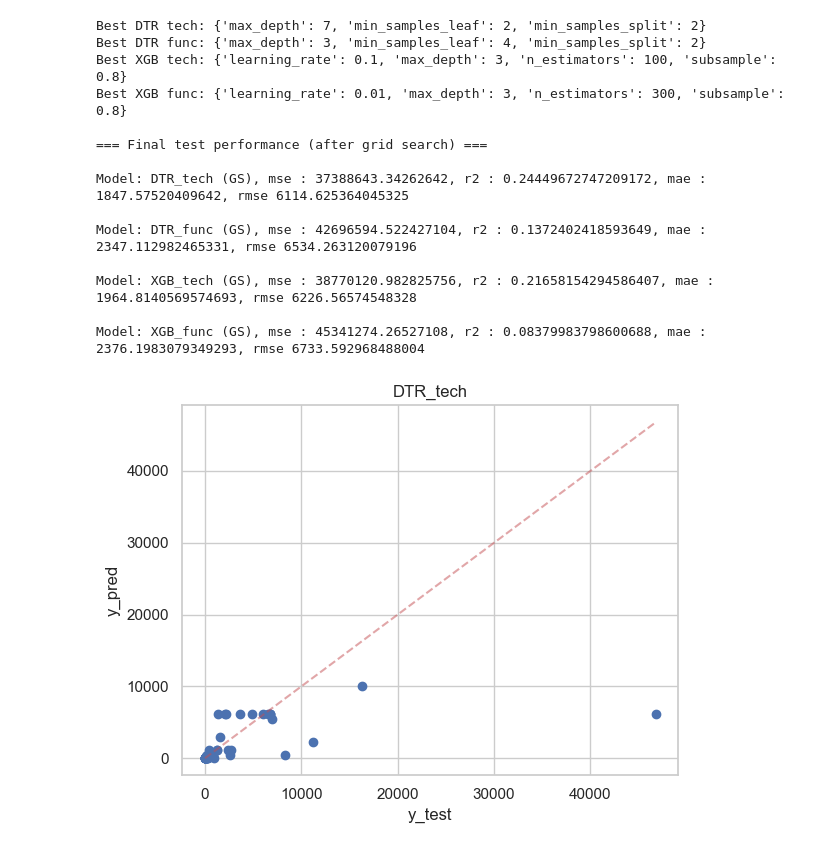
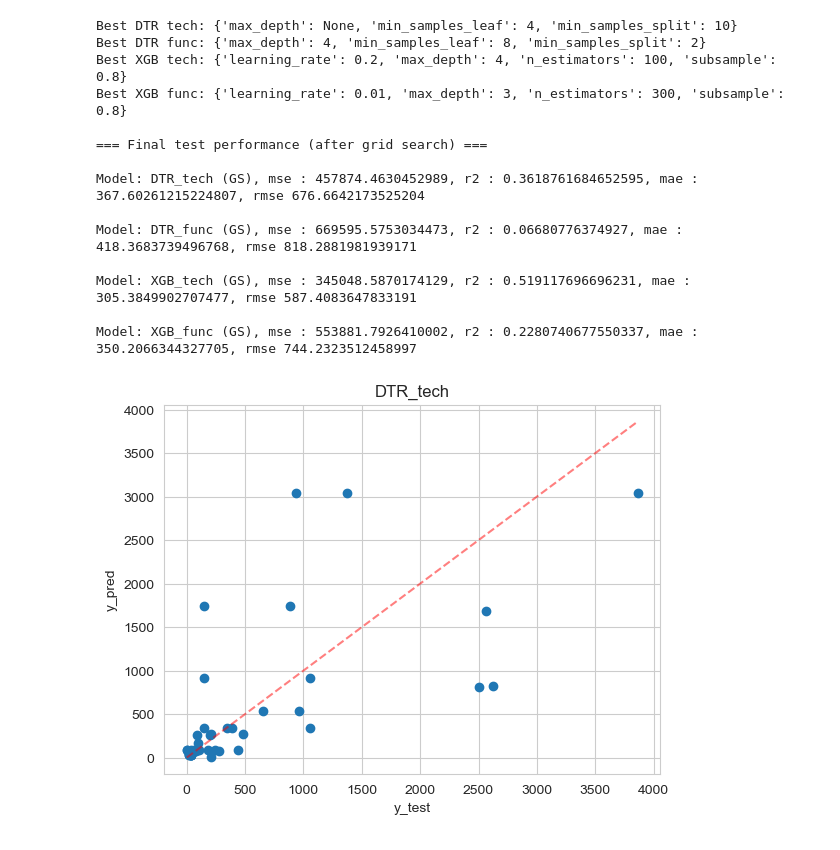
Before and after one commit to J4nvg/ResearchWorkshop, a Jupyter notebook: ann.ipynb, the cells around one changed output. Cells and saved outputs as stored; diff of their text form; code cells hidden in the pictures.

```diff
--- a/ann.ipynb
+++ b/ann.ipynb
@@ -106,6 +77,18 @@ missing_summary = pd.DataFrame({
 })
 
 print(missing_summary)
+
+def drop_iqr_outliers(df, cols):
+    for c in cols:
+        Q1  = df[c].quantile(0.25)
+        Q3  = df[c].quantile(0.75)
+        IQR = Q3 - Q1
+        df  = df[(df[c] >= Q1 - 1.5*IQR) & (df[c] <= Q3 + 1.5*IQR)]
+    return df
+
+if OUTLIER_REMOVAL:
+    df_clean = drop_iqr_outliers(df_clean, ["Summary Work Effort"])
+    len(df_clean["Summary Work Effort"])
 # %% [output]
                               missing_count  missing_pct
 Max Team Size                            86    33.992095
@@ -279,7 +424,9 @@ def pred_act(y_test,y_pred,label):
     plt.plot([min_val,max_val],[min_val,max_val], 'r--',alpha=0.5,label=f"Perfect fit")
     plt.xlabel("y_test")
     plt.ylabel("y_pred")
+    plt.savefig(f"./res/plots/{label}_test_pred.png")
     plt.show()
 
-for prediction in predictions:
-    pred_act(y_test,np.expm1(prediction[0]),prediction[1])
+# for prediction in predictions:
+#     y_pred = np.expm1(prediction[0])
+#     pred_act(y_test,y_pred,prediction[1])
@@ -293,26 +435,24 @@ from sklearn.model_selection import GridSearchCV
 from sklearn.tree import DecisionTreeRegressor
 import xgboost as xgb
 
-# --- 1) Define param grids ---
 param_grid_dtr = {
     'max_depth':      [None, 3,4, 5,6,7,8,9, 10],
-    'min_samples_split': [2, 5, 10],
-    'min_samples_leaf':  [1, 2, 4]
+    'min_samples_split':  [2, 5, 10, 20],
+    'min_samples_leaf':   [1, 2, 4, 8],
 }
 
 param_grid_xgb = {
     'n_estimators':   [100, 200, 300,400,500],
-    'max_depth':      [3, 5, 7],
+    'max_depth':      [None, 3,4, 5,6,7,8,9, 10],
     'learning_rate':  [0.01, 0.1, 0.2],
     'subsample':      [0.8, 1.0]
 }
 
-# --- 2) Set up GridSearchCV for each model / feature set ---
 # Decision Tree on tech features
 grid_dtr_tech = GridSearchCV(
-    DecisionTreeRegressor(random_state=42),
+    DecisionTreeRegressor(random_state=RANDOM_SEED),
     param_grid=param_grid_dtr,
-    cv=5,
+    cv=3,
     scoring='neg_mean_squared_error',
     n_jobs=-1
 )
@@ -320,9 +460,9 @@ grid_dtr_tech.fit(X_train_tech, y_train_log)
 
 # Decision Tree on func features
 grid_dtr_func = GridSearchCV(
-    DecisionTreeRegressor(random_state=42),
+    DecisionTreeRegressor(random_state=RANDOM_SEED),
     param_grid=param_grid_dtr,
-    cv=5,
+    cv=3,
     scoring='neg_mean_squared_error',
     n_jobs=-1
 )
@@ -330,9 +470,9 @@ grid_dtr_func.fit(X_train_func, y_train_log)
 
 # XGB on tech features
 grid_xgb_tech = GridSearchCV(
-    xgb.XGBRegressor(objective="reg:squarederror", random_state=42),
+    xgb.XGBRegressor(objective="reg:squarederror", random_state=RANDOM_SEED),
     param_grid=param_grid_xgb,
-    cv=5,
+    cv=3,
     scoring='neg_mean_squared_error',
     n_jobs=-1
 )
@@ -340,55 +480,53 @@ grid_xgb_tech.fit(X_train_tech, y_train_log)
 
 # XGB on func features
 grid_xgb_func = GridSearchCV(
-    xgb.XGBRegressor(objective="reg:squarederror", random_state=42),
+    xgb.XGBRegressor(objective="reg:squarederror", random_state=RANDOM_SEED),
     param_grid=param_grid_xgb,
-    cv=5,
+    cv=3,
     scoring='neg_mean_squared_error',
     n_jobs=-1
 )
 grid_xgb_func.fit(X_train_func, y_train_log)
 
-# --- 3) Inspect best params ---
 print("Best DTR tech:", grid_dtr_tech.best_params_)
 print("Best DTR func:", grid_dtr_func.best_params_)
 print("Best XGB tech:", grid_xgb_tech.best_params_)
 print("Best XGB func:", grid_xgb_func.best_params_)
 
-# --- 4) Evaluate on the hold-out test set ---
 best_dtr_tech = grid_dtr_tech.best_estimator_
 best_dtr_func = grid_dtr_func.best_estimator_
 best_xgb_tech = grid_xgb_tech.best_estimator_
 best_xgb_func = grid_xgb_func.best_estimator_
 
 dtr_tech_pred = best_dtr_tech.predict(X_test_tech)
 dtr_func_pred = best_dtr_func.predict(X_test_func)
 xgb_tech_pred = best_xgb_tech.predict(X_test_tech)
 xgb_func_pred = best_xgb_func.predict(X_test_func)
 
 print("\n=== Final test performance (after grid search) ===")
 evaluate_model("DTR_tech (GS)", y_test, dtr_tech_pred)
 evaluate_model("DTR_func (GS)", y_test, dtr_func_pred)
 evaluate_model("XGB_tech (GS)", y_test, xgb_tech_pred)
 evaluate_model("XGB_func (GS)", y_test, xgb_func_pred)
 
 
 predictions2 = [(dtr_tech_pred,"DTR_tech"),(dtr_func_pred,"DTR_func"),(xgb_tech_pred,"XGB_tech"),(xgb_func_pred,"XGB_func")]
 
 for prediction in predictions2:
     pred_act(y_test,np.expm1(prediction[0]),prediction[1])
 # %% [output]
-Best DTR tech: {'max_depth': 7, 'min_samples_leaf': 2, 'min_samples_split': 2}
-Best DTR func: {'max_depth': 3, 'min_samples_leaf': 4, 'min_samples_split': 2}
-Best XGB tech: {'learning_rate': 0.1, 'max_depth': 3, 'n_estimators': 100, 'subsample': 0.8}
+Best DTR tech: {'max_depth': None, 'min_samples_leaf': 4, 'min_samples_split': 10}
+Best DTR func: {'max_depth': 4, 'min_samples_leaf': 8, 'min_samples_split': 2}
+Best XGB tech: {'learning_rate': 0.2, 'max_depth': 4, 'n_estimators': 100, 'subsample': 0.8}
 Best XGB func: {'learning_rate': 0.01, 'max_depth': 3, 'n_estimators': 300, 'subsample': 0.8}
 
 === Final test performance (after grid search) ===
 
-Model: DTR_tech (GS), mse : 37388643.34262642, r2 : 0.24449672747209172, mae : 1847.57520409642, rmse 6114.625364045325
+Model: DTR_tech (GS), mse : 457874.4630452989, r2 : 0.3618761684652595, mae : 367.60261215224807, rmse 676.6642173525204
 
-Model: DTR_func (GS), mse : 42696594.522427104, r2 : 0.1372402418593649, mae : 2347.112982465331, rmse 6534.263120079196
+Model: DTR_func (GS), mse : 669595.5753034473, r2 : 0.06680776374927, mae : 418.3683739496768, rmse 818.2881981939171
 
-Model: XGB_tech (GS), mse : 38770120.982825756, r2 : 0.21658154294586407, mae : 1964.8140569574693, rmse 6226.56574548328
+Model: XGB_tech (GS), mse : 345048.5870174129, r2 : 0.519117696696231, mae : 305.3849902707477, rmse 587.4083647833191
 
-Model: XGB_func (GS), mse : 45341274.26527108, r2 : 0.08379983798600688, mae : 2376.1983079349293, rmse 6733.592968488004
+Model: XGB_func (GS), mse : 553881.7926410002, r2 : 0.2280740677550337, mae : 350.2066344327705, rmse 744.2323512458997
-[figure, old version]
+[figure, new version]
```
Also changed, not shown: parts of 27 cells of this notebook, 1 other file.
